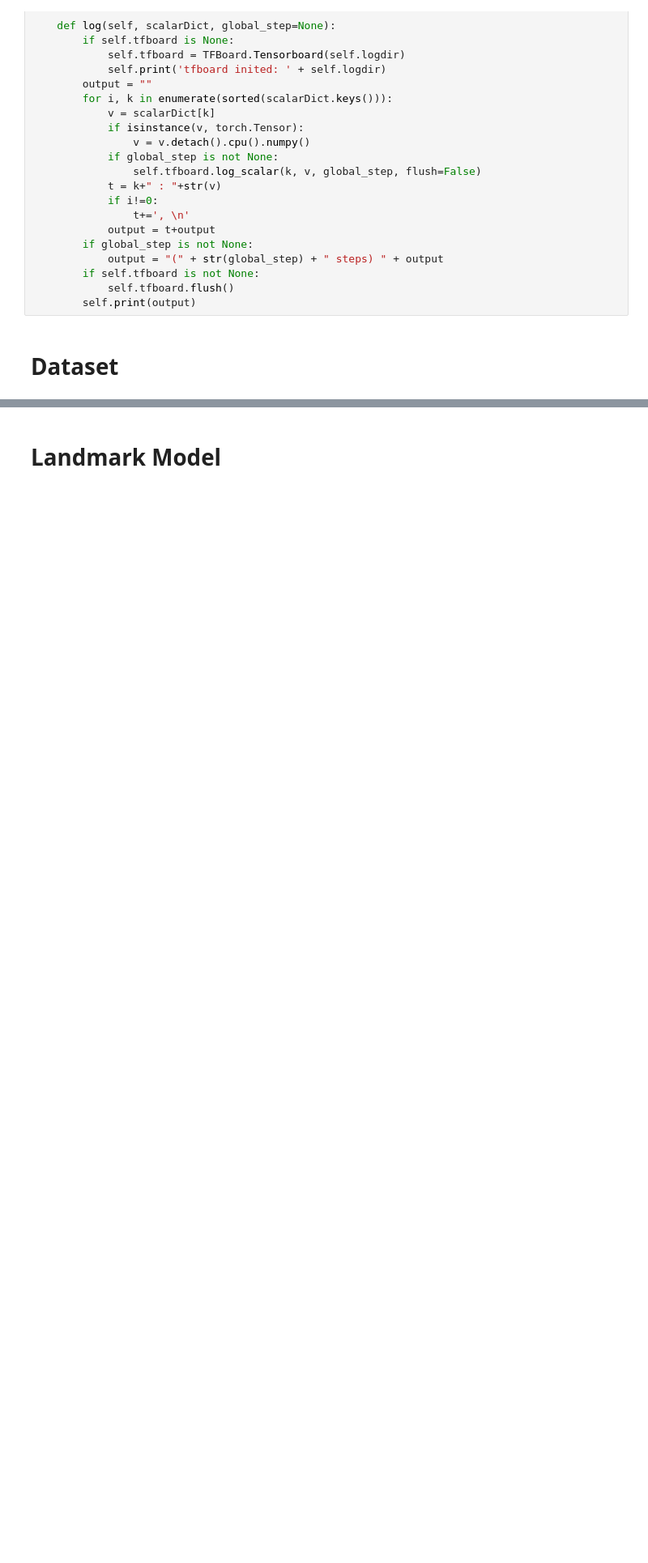
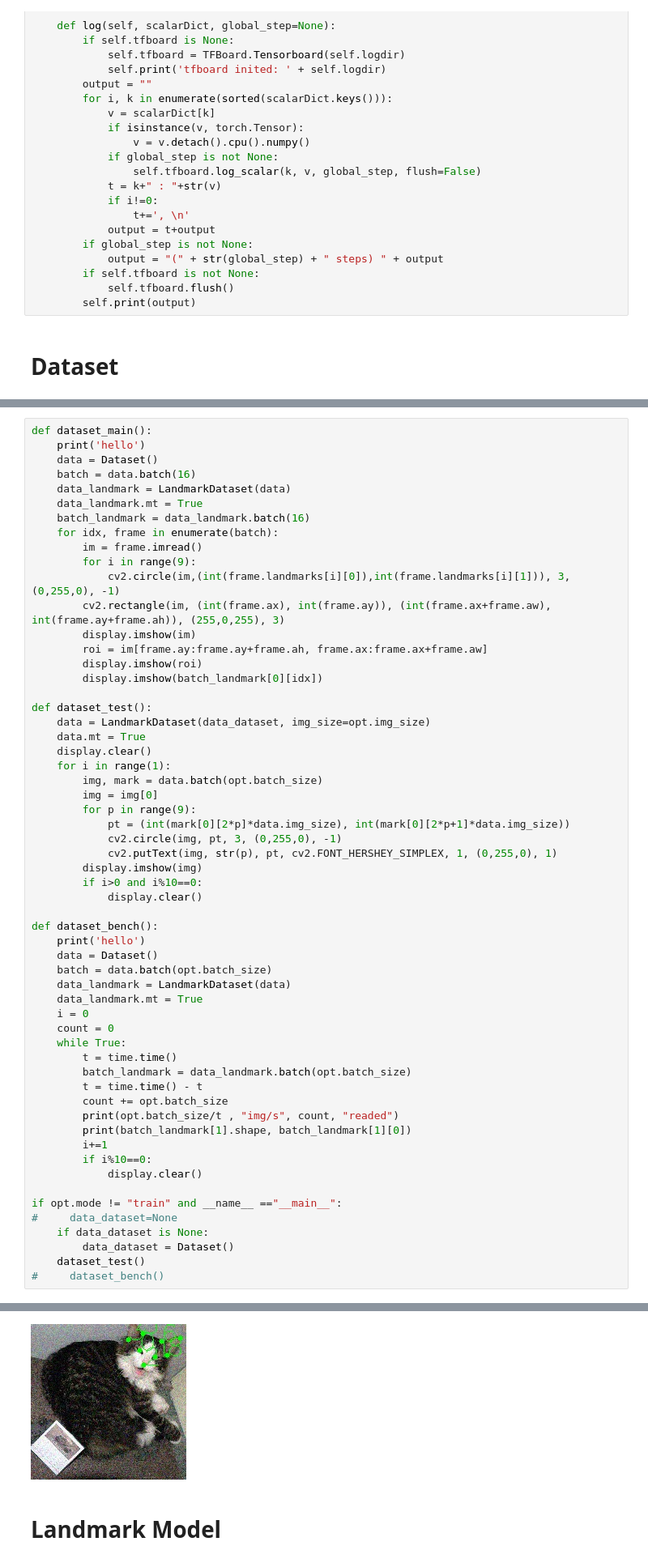
Before and after one commit to gmlwns2000/RecogCat, a Jupyter notebook: dataset.ipynb, the cells around one changed output, grey strips where cells are left out. Shown: that part at 81% size. Drawn from its saved outputs; the diff is of its cells as text; blank space fills up the shorter version.

```diff
--- a/dataset.ipynb
+++ b/dataset.ipynb
@@ -599,0 +512,59 @@ load cache... 9500 / 9997
+# %%
+def dataset_main():
+    print('hello')
+    data = Dataset()
+    batch = data.batch(16)
+    data_landmark = LandmarkDataset(data)
+    data_landmark.mt = True
+    batch_landmark = data_landmark.batch(16)
+    for idx, frame in enumerate(batch):
+        im = frame.imread()
+        for i in range(9):
+            cv2.circle(im,(int(frame.landmarks[i][0]),int(frame.landmarks[i][1])), 3, (0,255,0), -1)
+        cv2.rectangle(im, (int(frame.ax), int(frame.ay)), (int(frame.ax+frame.aw), int(frame.ay+frame.ah)), (255,0,255), 3)
+        display.imshow(im)
+        roi = im[frame.ay:frame.ay+frame.ah, frame.ax:frame.ax+frame.aw]
+        display.imshow(roi)
+        display.imshow(batch_landmark[0][idx])
+
+def dataset_test():
+    data = LandmarkDataset(data_dataset, img_size=opt.img_size)
+    data.mt = True
+    display.clear()
+    for i in range(1):
+        img, mark = data.batch(opt.batch_size)
+        img = img[0]
+        for p in range(9):
+            pt = (int(mark[0][2*p]*data.img_size), int(mark[0][2*p+1]*data.img_size))
+            cv2.circle(img, pt, 3, (0,255,0), -1)
+            cv2.putText(img, str(p), pt, cv2.FONT_HERSHEY_SIMPLEX, 1, (0,255,0), 1)
+        display.imshow(img)
+        if i>0 and i%10==0:
+            display.clear()
+
+def dataset_bench():
+    print('hello')
+    data = Dataset()
+    batch = data.batch(opt.batch_size)
+    data_landmark = LandmarkDataset(data)
+    data_landmark.mt = True
+    i = 0
+    count = 0
+    while True:
+        t = time.time()
+        batch_landmark = data_landmark.batch(opt.batch_size)
+        t = time.time() - t
+        count += opt.batch_size
+        print(opt.batch_size/t , "img/s", count, "readed")
+        print(batch_landmark[1].shape, batch_landmark[1][0])
+        i+=1
+        if i%10==0:
+            display.clear()
+
+if opt.mode != "train" and __name__ =="__main__":
+#     data_dataset=None
+    if data_dataset is None:
+        data_dataset = Dataset()
+    dataset_test()
+#     dataset_bench()
+# %% [output]
@@ -600,2 +588,3 @@ load cache... 9500 / 9997
+[figure, added]
 # %% [markdown]
 # Landmark Model
```
Also changed, not shown: parts of 27 cells of this notebook, 22 other files.
